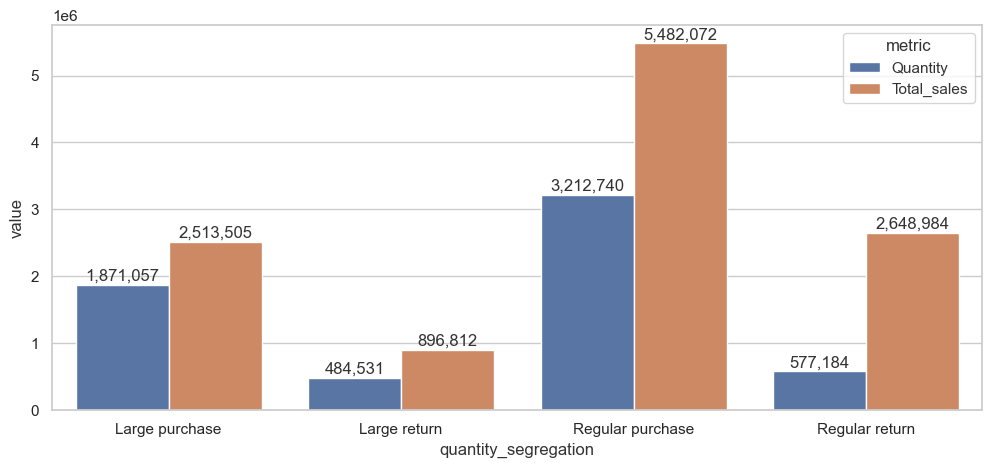
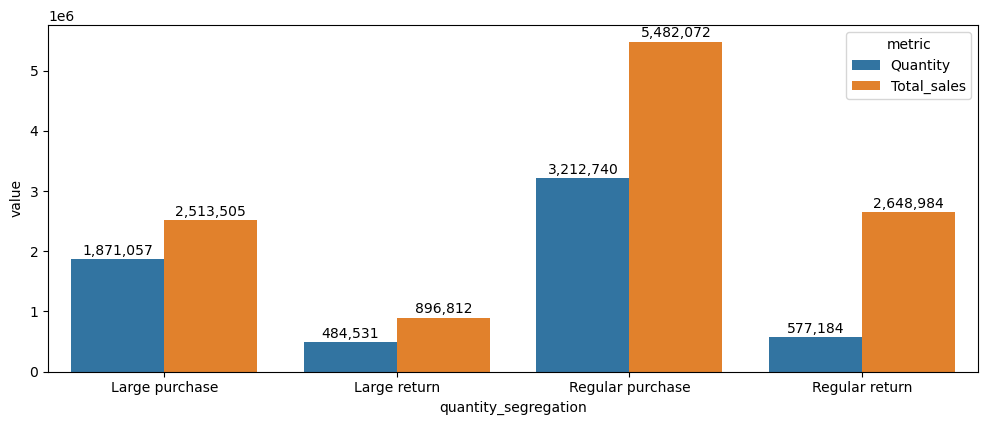
The notebook cell's code change between the first figure and the second:
--- before
+++ after
@@ -21,5 +21,5 @@
 sales_fig = sales_figure.melt(id_vars='quantity_segregation',value_vars=['Quantity','Total_sales'],value_name='value',var_name='metric')
 
-plt.figure(figsize=(12,5))
+plt.figure(figsize=(12,4.5))
 sns.barplot(data=sales_fig, x='quantity_segregation', y='value', hue='metric')
 for container in plt.gca().containers:

Commit: Reset notebook execution counts